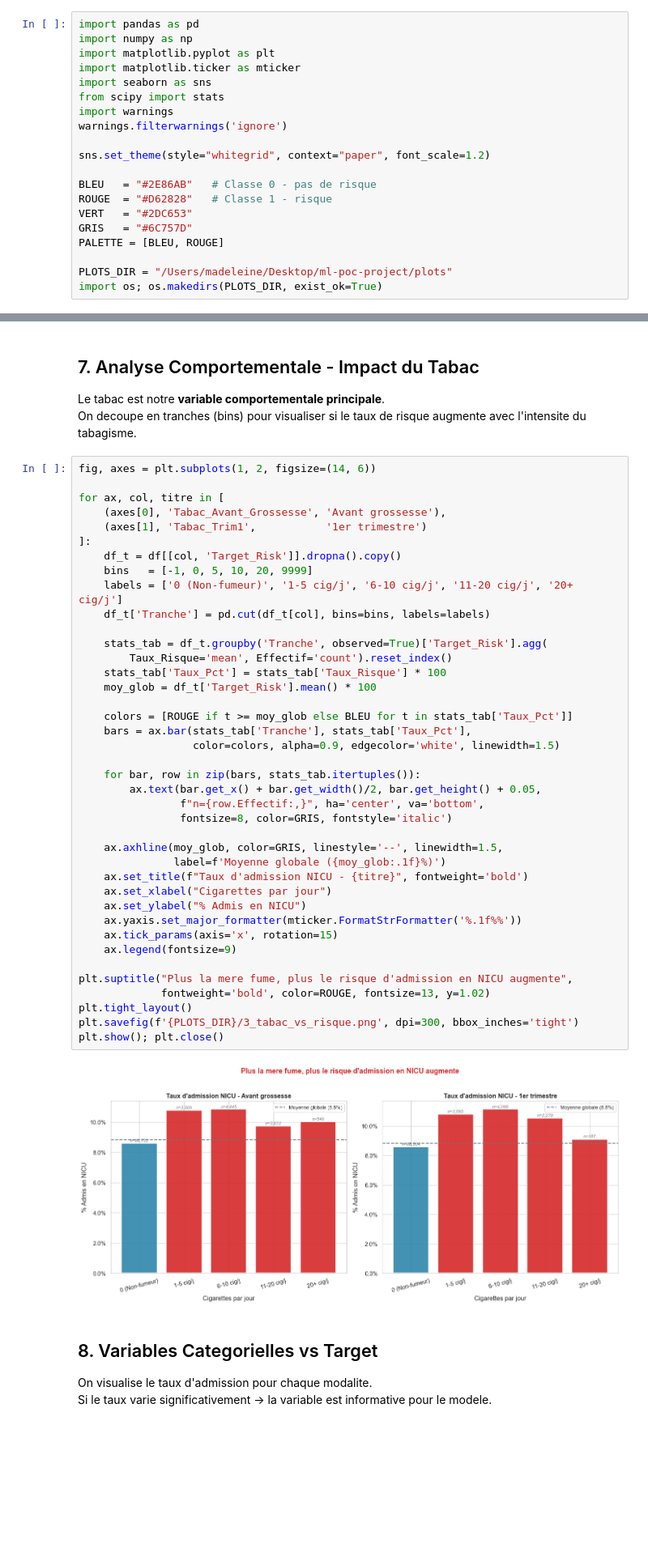
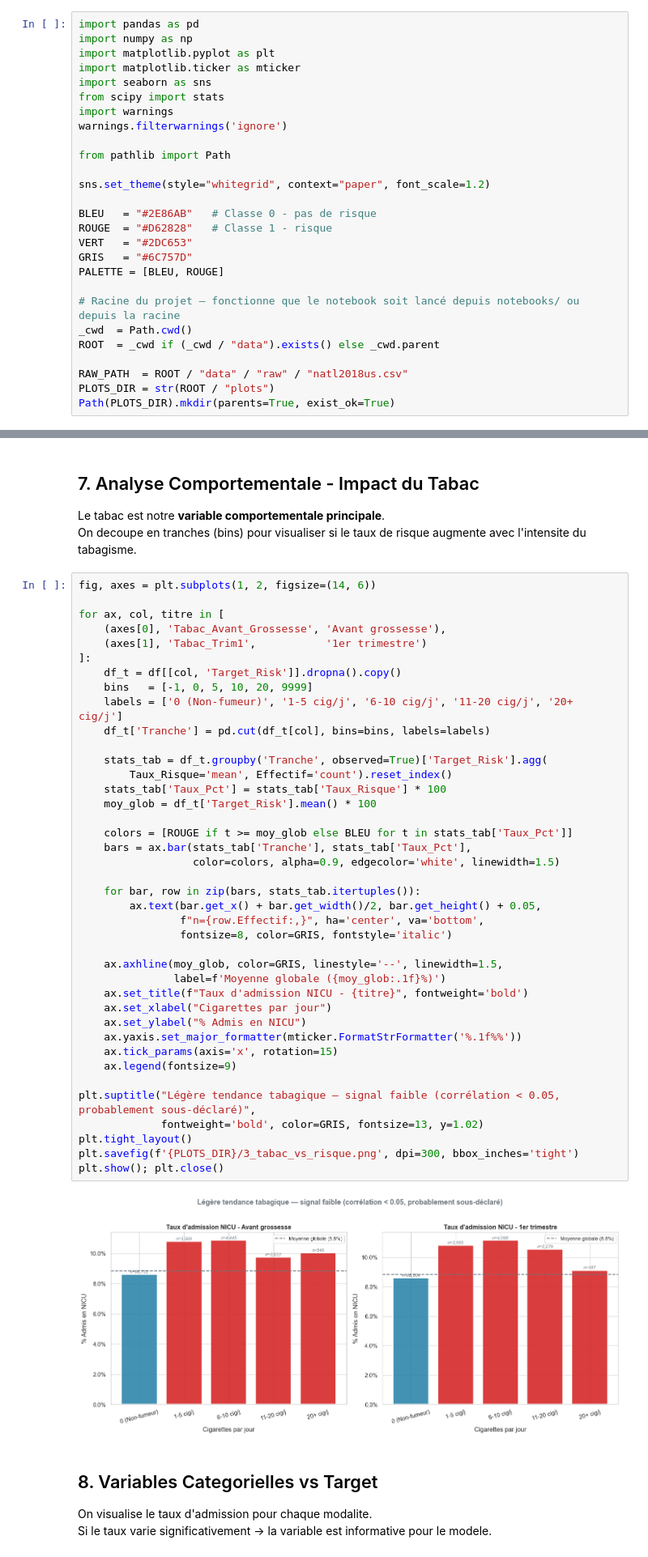
Before and after one commit to mlandry-wq/ml-poc-project, a Jupyter notebook: notebooks/EDA.ipynb, the cells around one changed output, grey strips where cells are left out. Shown at 81% size. Drawn from its saved outputs; the diff is of its cells as text; blank space fills up the shorter version.

```diff
--- a/notebooks/EDA.ipynb
+++ b/notebooks/EDA.ipynb
@@ -10,6 +10,8 @@ from scipy import stats
 import warnings
 warnings.filterwarnings('ignore')
 
+from pathlib import Path
+
 sns.set_theme(style="whitegrid", context="paper", font_scale=1.2)
 
 BLEU   = "#2E86AB"   # Classe 0 - pas de risque
@@ -18,6 +20,11 @@ VERT   = "#2DC653"
 GRIS   = "#6C757D"
 PALETTE = [BLEU, ROUGE]
 
-PLOTS_DIR = "/Users/madeleine/Desktop/ml-poc-project/plots"
-import os; os.makedirs(PLOTS_DIR, exist_ok=True)
+# Racine du projet — fonctionne que le notebook soit lancé depuis notebooks/ ou depuis la racine
+_cwd  = Path.cwd()
+ROOT  = _cwd if (_cwd / "data").exists() else _cwd.parent
+
+RAW_PATH  = ROOT / "data" / "raw" / "natl2018us.csv"
+PLOTS_DIR = str(ROOT / "plots")
+Path(PLOTS_DIR).mkdir(parents=True, exist_ok=True)
 # %% [markdown]
@@ -257,36 +310,36 @@ for ax, col, titre in [
     labels = ['0 (Non-fumeur)', '1-5 cig/j', '6-10 cig/j', '11-20 cig/j', '20+ cig/j']
     df_t['Tranche'] = pd.cut(df_t[col], bins=bins, labels=labels)
 
     stats_tab = df_t.groupby('Tranche', observed=True)['Target_Risk'].agg(
         Taux_Risque='mean', Effectif='count').reset_index()
     stats_tab['Taux_Pct'] = stats_tab['Taux_Risque'] * 100
     moy_glob = df_t['Target_Risk'].mean() * 100
 
     colors = [ROUGE if t >= moy_glob else BLEU for t in stats_tab['Taux_Pct']]
     bars = ax.bar(stats_tab['Tranche'], stats_tab['Taux_Pct'],
                   color=colors, alpha=0.9, edgecolor='white', linewidth=1.5)
 
     for bar, row in zip(bars, stats_tab.itertuples()):
         ax.text(bar.get_x() + bar.get_width()/2, bar.get_height() + 0.05,
                 f"n={row.Effectif:,}", ha='center', va='bottom',
                 fontsize=8, color=GRIS, fontstyle='italic')
 
     ax.axhline(moy_glob, color=GRIS, linestyle='--', linewidth=1.5,
                label=f'Moyenne globale ({moy_glob:.1f}%)')
     ax.set_title(f"Taux d'admission NICU - {titre}", fontweight='bold')
     ax.set_xlabel("Cigarettes par jour")
     ax.set_ylabel("% Admis en NICU")
     ax.yaxis.set_major_formatter(mticker.FormatStrFormatter('%.1f%%'))
     ax.tick_params(axis='x', rotation=15)
     ax.legend(fontsize=9)
 
-plt.suptitle("Plus la mere fume, plus le risque d'admission en NICU augmente",
-             fontweight='bold', color=ROUGE, fontsize=13, y=1.02)
+plt.suptitle("Légère tendance tabagique — signal faible (corrélation < 0.05, probablement sous-déclaré)",
+             fontweight='bold', color=GRIS, fontsize=13, y=1.02)
 plt.tight_layout()
 plt.savefig(f'{PLOTS_DIR}/3_tabac_vs_risque.png', dpi=300, bbox_inches='tight')
 plt.show(); plt.close()
 # %% [output]
-[figure, old version]
+[figure, new version]
 # %% [markdown]
 ## 8. Variables Categorielles vs Target
 
```
Also changed, not shown: parts of 9 cells of this notebook, 15 other files.
